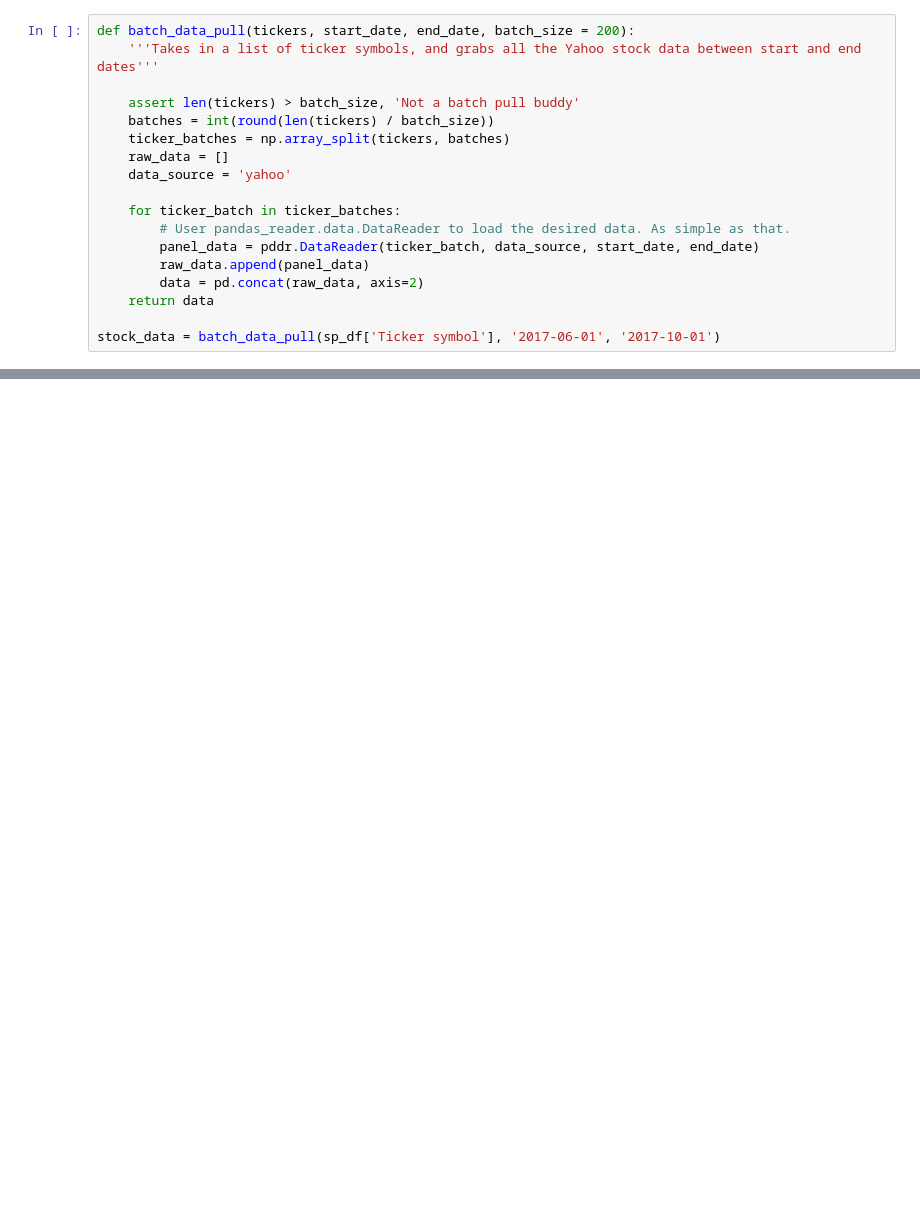
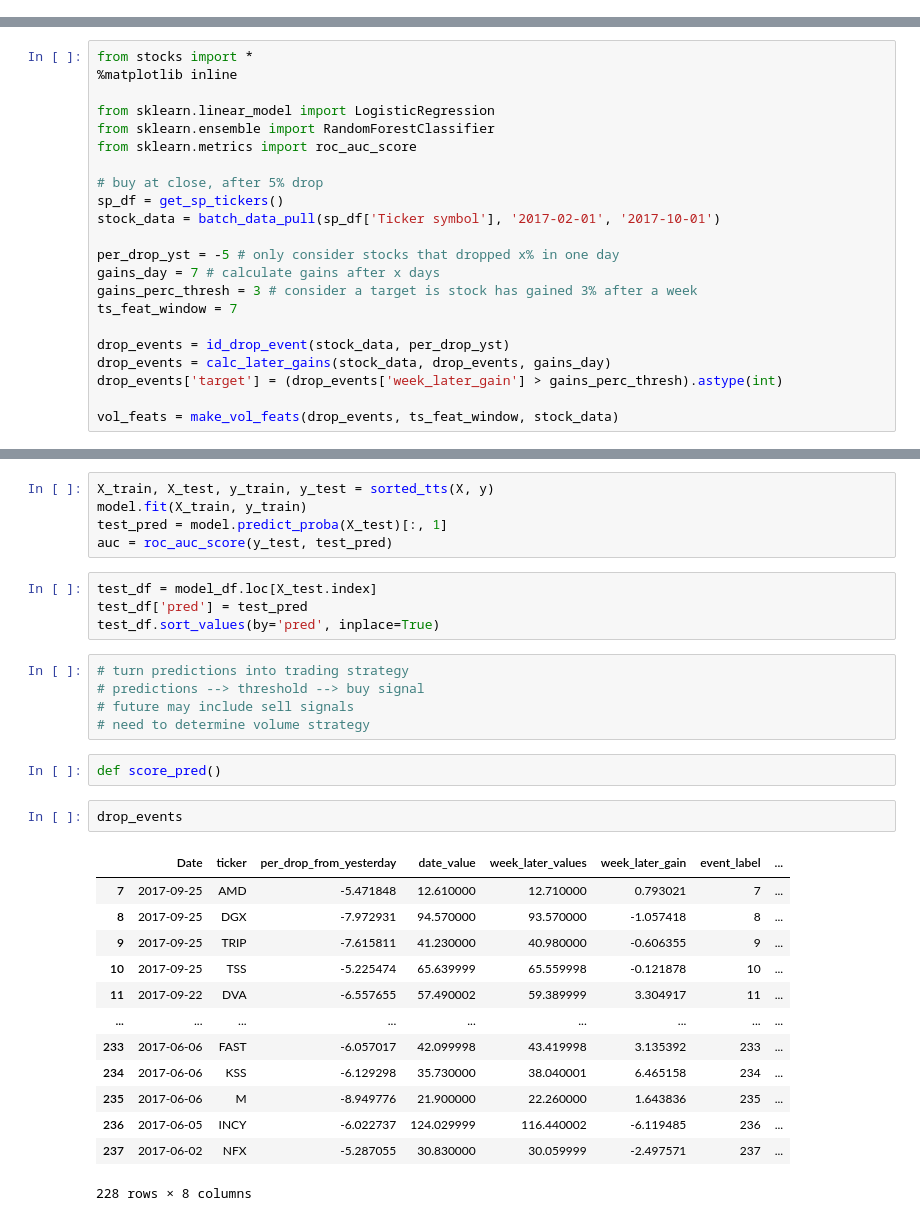
Before and after one commit to allenwko/junk_repo, a Jupyter notebook: stocks.ipynb, the cells around one changed output, grey strips where cells are left out. Saved outputs shown, nothing was run; the diff lists cells and outputs as text; blank space fills up the shorter version.

Commit message:
woo workig model

```diff
--- a/stocks.ipynb
+++ b/stocks.ipynb
@@ -40,20 +46,2 @@ sp_df = get_sp_tickers()
-# %%
-def batch_data_pull(tickers, start_date, end_date, batch_size = 200):
-    '''Takes in a list of ticker symbols, and grabs all the Yahoo stock data between start and end dates'''
-
-    assert len(tickers) > batch_size, 'Not a batch pull buddy'
-    batches = int(round(len(tickers) / batch_size))
-    ticker_batches = np.array_split(tickers, batches)
-    raw_data = []
-    data_source = 'yahoo'
-
-    for ticker_batch in ticker_batches:
-        # User pandas_reader.data.DataReader to load the desired data. As simple as that.
-        panel_data = pddr.DataReader(ticker_batch, data_source, start_date, end_date)
-        raw_data.append(panel_data)
-        data = pd.concat(raw_data, axis=2)
-    return data
-
-stock_data = batch_data_pull(sp_df['Ticker symbol'], '2017-06-01', '2017-10-01')
 # %% [markdown]
 # Getting targets
@@ -121,0 +49,22 @@ For each target:
+# %%
+from stocks import *
+%matplotlib inline
+
+from sklearn.linear_model import LogisticRegression
+from sklearn.ensemble import RandomForestClassifier
+from sklearn.metrics import roc_auc_score
+
+# buy at close, after 5% drop
+sp_df = get_sp_tickers()
+stock_data = batch_data_pull(sp_df['Ticker symbol'], '2017-02-01', '2017-10-01')
+
+per_drop_yst = -5 # only consider stocks that dropped x% in one day
+gains_day = 7 # calculate gains after x days
+gains_perc_thresh = 3 # consider a target is stock has gained 3% after a week
+ts_feat_window = 7
+
+drop_events = id_drop_event(stock_data, per_drop_yst)
+drop_events = calc_later_gains(stock_data, drop_events, gains_day)
+drop_events['target'] = (drop_events['week_later_gain'] > gains_perc_thresh).astype(int)
+
+vol_feats = make_vol_feats(drop_events, ts_feat_window, stock_data)
@@ -121,0 +86,32 @@ For each target:
+# %%
+X_train, X_test, y_train, y_test = sorted_tts(X, y)
+model.fit(X_train, y_train)
+test_pred = model.predict_proba(X_test)[:, 1]
+auc = roc_auc_score(y_test, test_pred)
+# %%
+test_df = model_df.loc[X_test.index]
+test_df['pred'] = test_pred
+test_df.sort_values(by='pred', inplace=True)
+# %%
+# turn predictions into trading strategy
+# predictions --> threshold --> buy signal
+# future may include sell signals
+# need to determine volume strategy
+# %%
+def score_pred()
+# %%
+drop_events
+# %% [output]
+|  | Date | ticker | per_drop_from_yesterday | date_value | week_later_values | week_later_gain | event_label | ... |
+| 7 | 2017-09-25 | AMD | -5.471848 | 12.610000 | 12.710000 | 0.793021 | 7 | ... |
+| 8 | 2017-09-25 | DGX | -7.972931 | 94.570000 | 93.570000 | -1.057418 | 8 | ... |
+| 9 | 2017-09-25 | TRIP | -7.615811 | 41.230000 | 40.980000 | -0.606355 | 9 | ... |
+| 10 | 2017-09-25 | TSS | -5.225474 | 65.639999 | 65.559998 | -0.121878 | 10 | ... |
+| 11 | 2017-09-22 | DVA | -6.557655 | 57.490002 | 59.389999 | 3.304917 | 11 | ... |
+| ... | ... | ... | ... | ... | ... | ... | ... | ... |
+| 233 | 2017-06-06 | FAST | -6.057017 | 42.099998 | 43.419998 | 3.135392 | 233 | ... |
+| 234 | 2017-06-06 | KSS | -6.129298 | 35.730000 | 38.040001 | 6.465158 | 234 | ... |
+| 235 | 2017-06-06 | M | -8.949776 | 21.900000 | 22.260000 | 1.643836 | 235 | ... |
+| 236 | 2017-06-05 | INCY | -6.022737 | 124.029999 | 116.440002 | -6.119485 | 236 | ... |
+| 237 | 2017-06-02 | NFX | -5.287055 | 30.830000 | 30.059999 | -2.497571 | 237 | ... |
+228 rows × 8 columns
```
Also changed, not shown: parts of 15 cells of this notebook, 5 other files.
